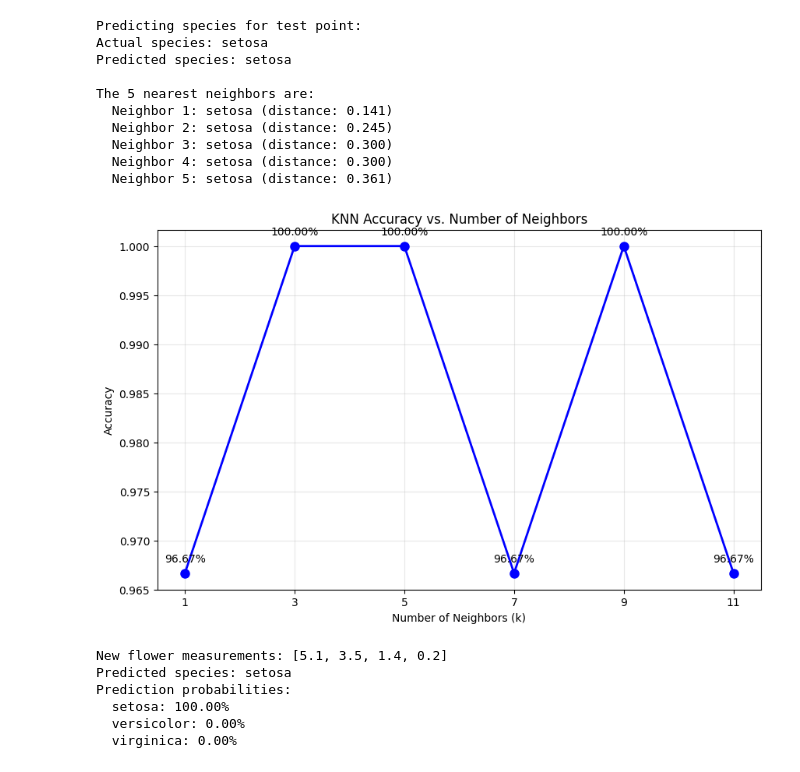
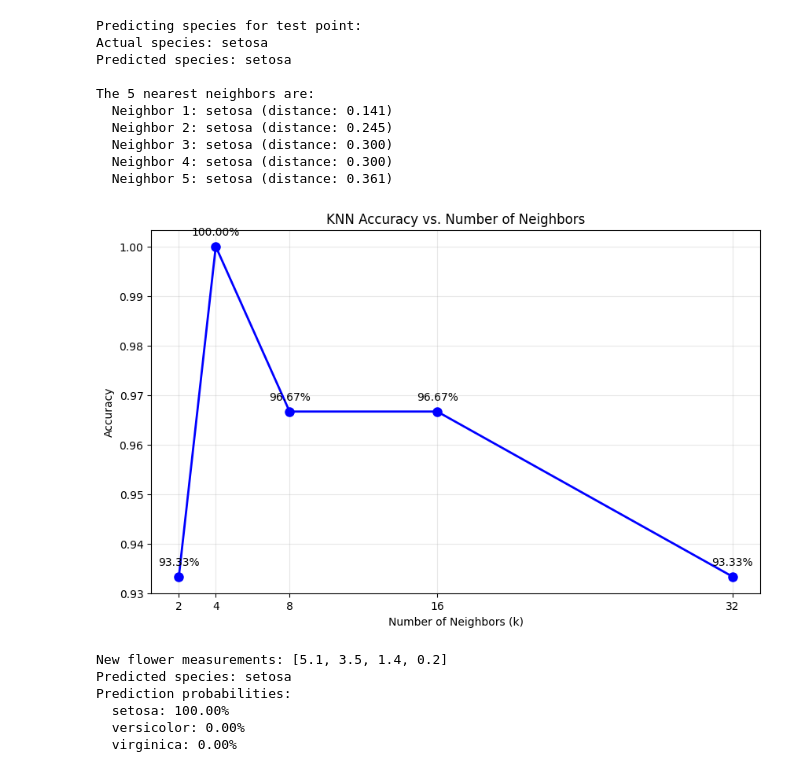
Before and after one commit to Daisy-Faith-Auma/knn-tutorial, a Jupyter notebook: knn_tutorial.ipynb, the cells around one changed output. Cells and saved outputs as stored; diff of their text form; code cells hidden in the pictures.

Commit message:
new accuracy plot and k values

```diff
--- a/knn_tutorial.ipynb
+++ b/knn_tutorial.ipynb
@@ -151,32 +151,32 @@ The 5 nearest neighbors are:
   Neighbor 5: setosa (distance: 0.361)
 # %%
 # Test different values of k
-k_values = [1, 3, 5, 7, 9, 11]
+k_values = [2, 4, 8, 16, 32]
 accuracies = []
 
 for k in k_values:
     knn_temp = KNeighborsClassifier(n_neighbors=k)
     knn_temp.fit(X_train, y_train)
     pred_temp = knn_temp.predict(X_test)
     acc_temp = accuracy_score(y_test, pred_temp)
     accuracies.append(acc_temp)
 
 # Plot the results
 plt.figure(figsize=(10, 6))
 plt.plot(k_values, accuracies, 'bo-', linewidth=2, markersize=8)
 plt.xlabel('Number of Neighbors (k)')
 plt.ylabel('Accuracy')
 plt.title('KNN Accuracy vs. Number of Neighbors')
 plt.grid(True, alpha=0.3)
 plt.xticks(k_values)
 
 for i, acc in enumerate(accuracies):
     plt.annotate(f'{acc:.2%}', (k_values[i], acc),
                 textcoords="offset points", xytext=(0,10), ha='center')
 
 plt.show()
 # %% [output]
-[figure, old version]
+[figure, new version]
 # %%
 # Predict species for a new flower
 new_flower_data = [[5.1, 3.5, 1.4, 0.2]]  # Sepal length, sepal width, petal length, petal width
```
Also changed, not shown: 1 other file.
